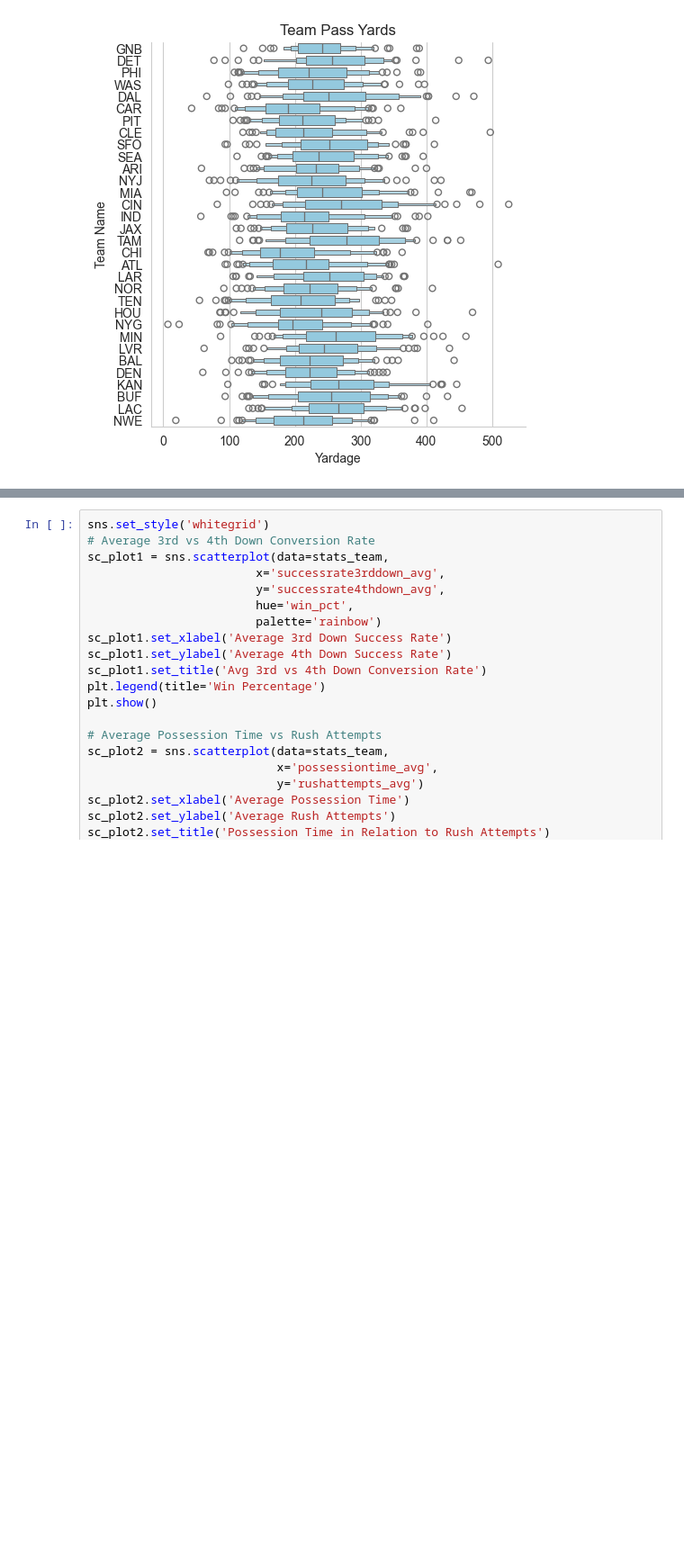
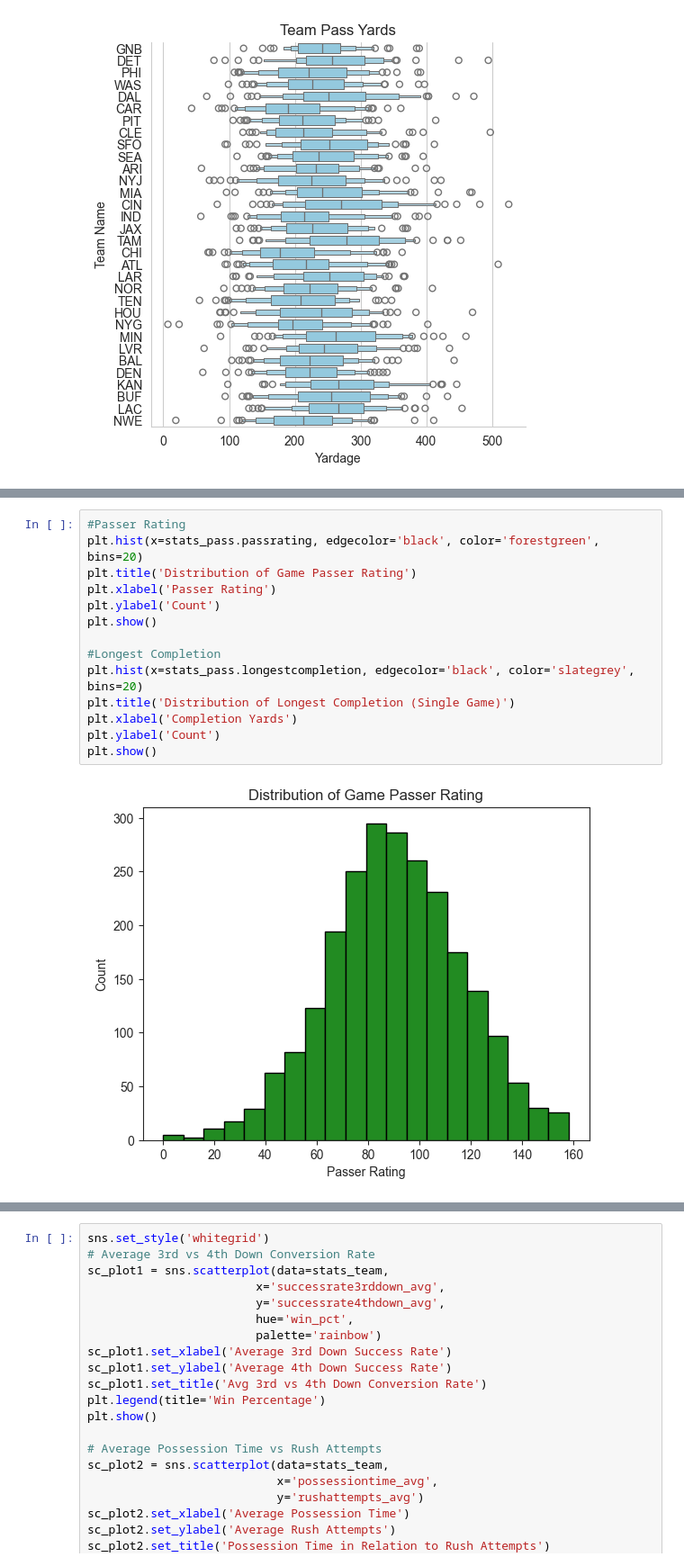
Before and after one commit to CamSmithers/NFL, a Jupyter notebook: Basic Analysis.ipynb, the cells around one changed output, grey strips where cells are left out. Shown at 90% size. Cells and saved outputs as stored; diff of their text form; blank space fills up the shorter version.

```diff
--- a/Basic Analysis.ipynb
+++ b/Basic Analysis.ipynb
@@ -150,0 +145,16 @@ Index(['gamedate', 'team_name', 'first_downs', 'net_pass_yards', 'total_yards',
+# %%
+#Passer Rating
+plt.hist(x=stats_pass.passrating, edgecolor='black', color='forestgreen', bins=20)
+plt.title('Distribution of Game Passer Rating')
+plt.xlabel('Passer Rating')
+plt.ylabel('Count')
+plt.show()
+
+#Longest Completion
+plt.hist(x=stats_pass.longestcompletion, edgecolor='black', color='slategrey', bins=20)
+plt.title('Distribution of Longest Completion (Single Game)')
+plt.xlabel('Completion Yards')
+plt.ylabel('Count')
+plt.show()
+# %% [output]
+[figure, added]
```
Also changed, not shown: parts of 18 cells of this notebook, 1 other file.
